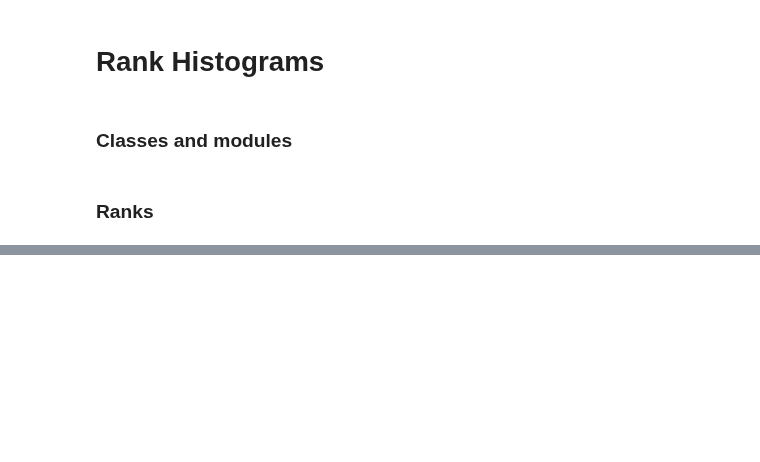
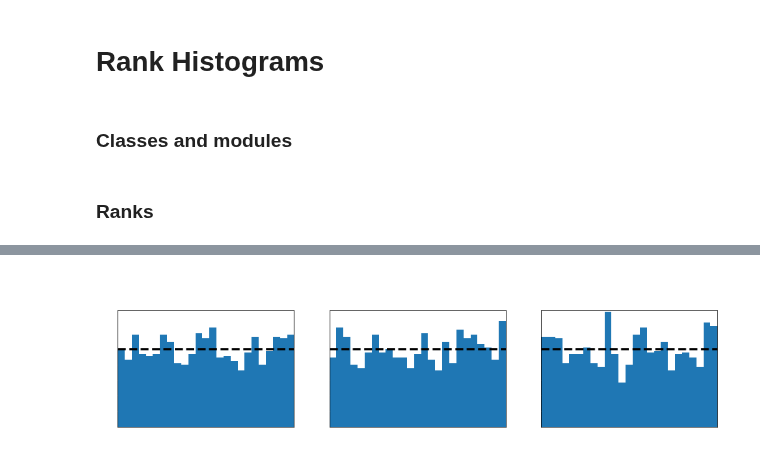
Before and after one commit to sintefmath/multilevelDA, a Jupyter notebook: notebooks/Basin-Ranks-PostProcessing.ipynb, the cells around one changed output, grey strips where cells are left out. Cells and saved outputs as stored; diff of their text form; code cells hidden in the pictures; blank space fills up the shorter version.

```diff
--- a/notebooks/Basin-Ranks-PostProcessing.ipynb
+++ b/notebooks/Basin-Ranks-PostProcessing.ipynb
@@ -56,0 +80,4 @@ for i in range(3):
+# %%
+plot_histogram(900, "posterior")
+# %% [output]
+[figure, added]
```
Also changed, not shown: parts of 15 cells of this notebook, 2 other files.
